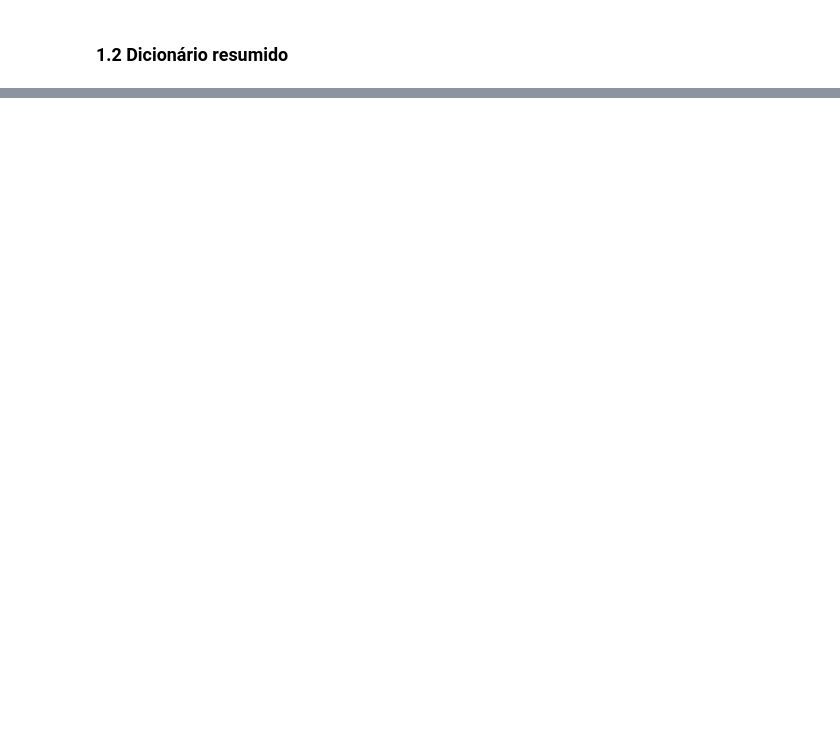
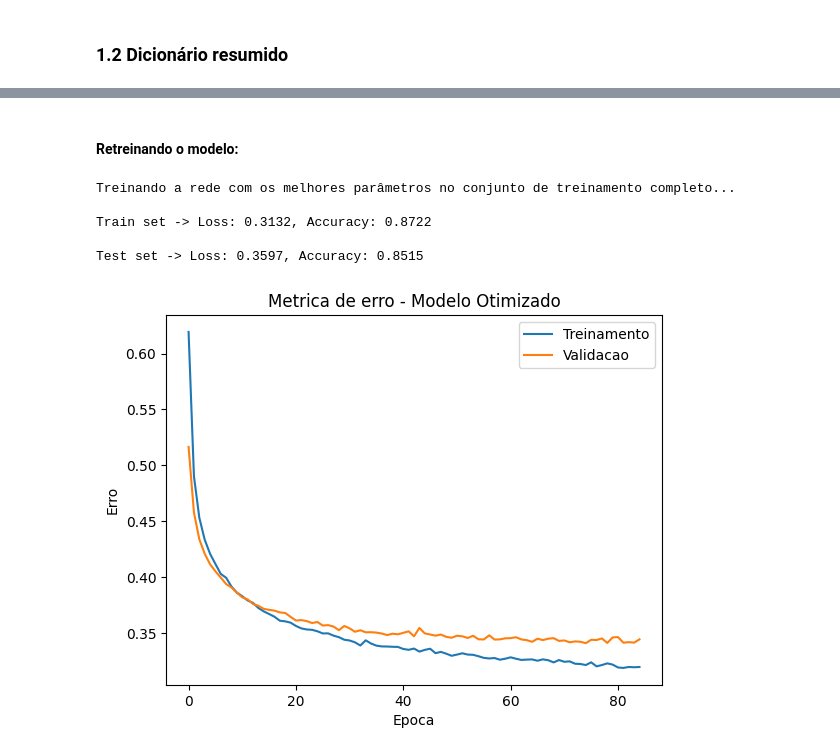
Before and after one commit to BrunoMarqzs/Projeto_ML_2026.1, a Jupyter notebook: projeto_ML_2026.1.ipynb, the cells around one changed output, grey strips where cells are left out. Cells and saved outputs as stored; diff of their text form; code cells hidden in the pictures; blank space fills up the shorter version.

```diff
--- a/projeto_ML_2026.1.ipynb
+++ b/projeto_ML_2026.1.ipynb
@@ -908,0 +484,44 @@ plt.tight_layout(); plt.show()
+# %% [markdown]
+#### Retreinando o modelo:
+# %%
+print("\nTreinando a rede com os melhores parâmetros no conjunto de treinamento completo...")
+model_final = Sequential()
+model_final.add(Input(shape=(p,)))
+model_final.add(Dense(32, kernel_initializer='he_normal', kernel_regularizer=regularizers.l2(best_params["l2_reg"]), activation='relu'))
+
+
+if best_params["dropout"] > 0:
+    model_final.add(Dropout(best_params["dropout"]))
+
+model_final.add(Dense(1, kernel_initializer='glorot_normal', activation='sigmoid'))
+model_final.compile(loss='binary_crossentropy', optimizer="adam", metrics=['accuracy'])
+
+es_final = EarlyStopping(monitor='val_loss', mode='min', verbose=0, patience=10, restore_best_weights=True)
+history_final = model_final.fit(X_train_processado, y_train,
+        validation_split=0.2,
+        epochs=best_params["epochs"],
+        batch_size=best_params["batch_size"],
+        callbacks=[es_final],
+        verbose=0)
+
+E_in, acc_train = model_final.evaluate(X_train_processado, y_train, batch_size=best_params["batch_size"], verbose=0)
+print(f"\nTrain set -> Loss: {E_in:.4f}, Accuracy: {acc_train:.4f}")
+
+E_test, acc_test = model_final.evaluate(X_test_processado, y_test, batch_size=best_params["batch_size"], verbose=0)
+print(f"\nTest set -> Loss: {E_test:.4f}, Accuracy: {acc_test:.4f}")
+# %% [output]
+Treinando a rede com os melhores parâmetros no conjunto de treinamento completo...
+
+Train set -> Loss: 0.3132, Accuracy: 0.8722
+
+Test set -> Loss: 0.3597, Accuracy: 0.8515
+# %%
+plt.plot(history_final.history['loss'])
+plt.plot(history_final.history['val_loss'])
+plt.title('Metrica de erro - Modelo Otimizado')
+plt.ylabel('Erro')
+plt.xlabel('Epoca')
+plt.legend(['Treinamento', 'Validacao'])
+plt.show()
+# %% [output]
+[figure, added]
```
Also changed, not shown: parts of 102 cells of this notebook.
